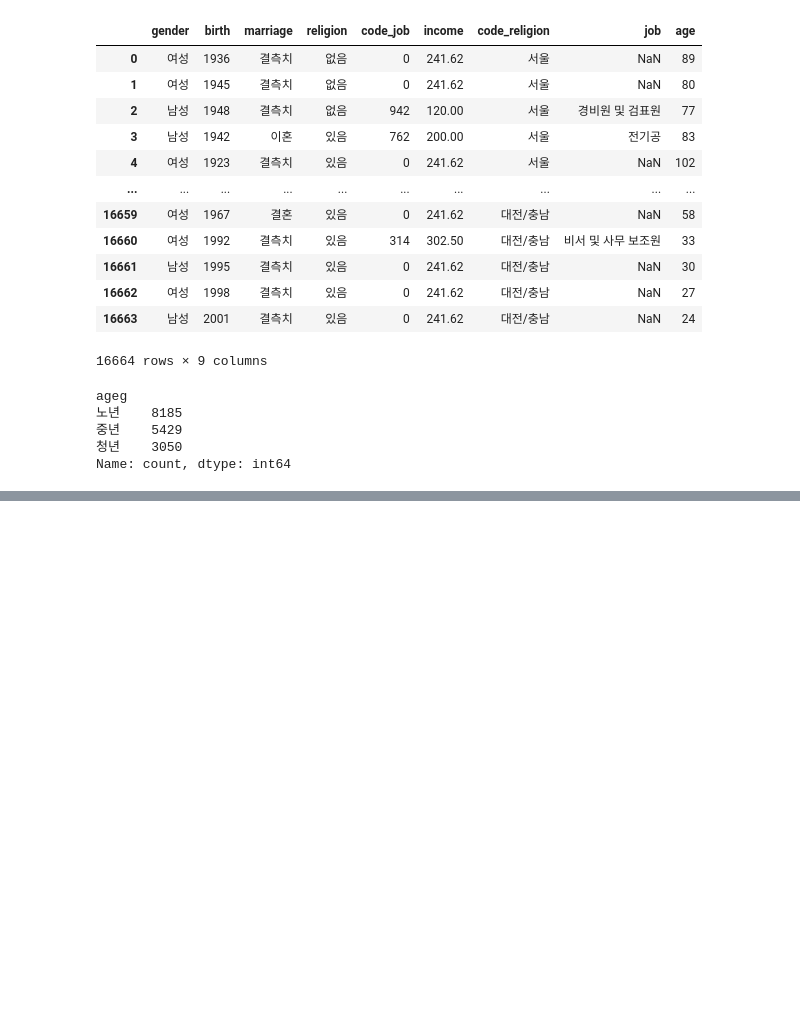
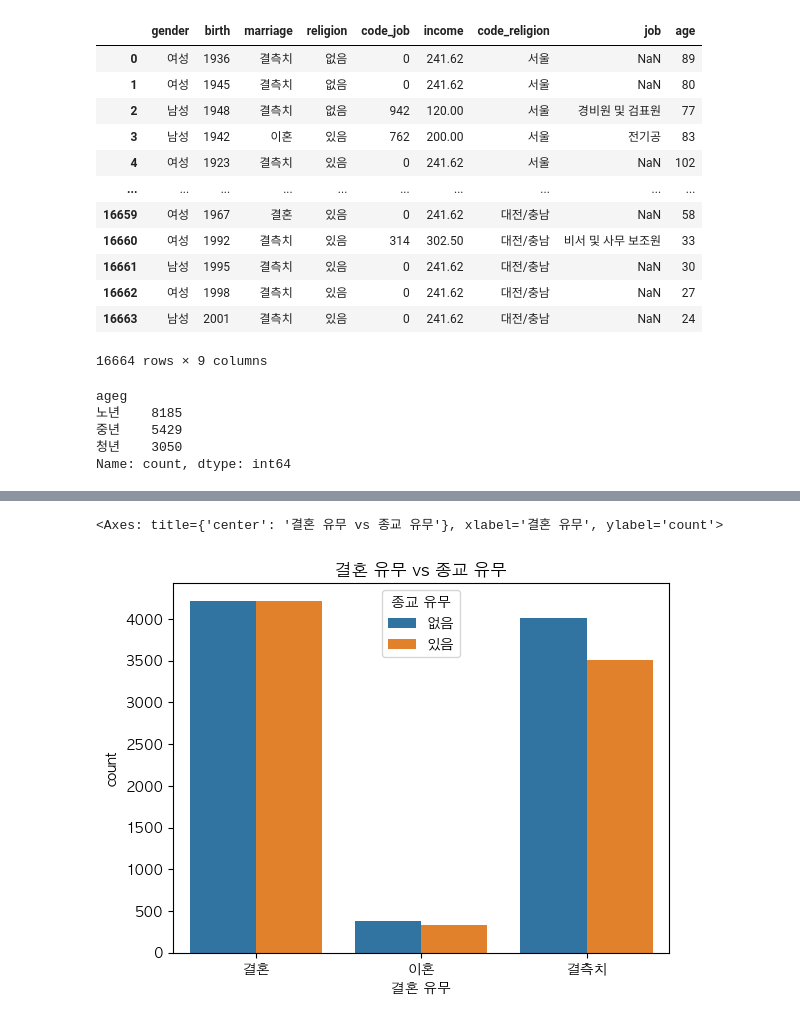
Before and after one commit to DowonMo/Visualization, a Jupyter notebook: 4_Seaborn.ipynb, the cells around one changed output, grey strips where cells are left out. Saved outputs shown, nothing was run; the diff lists cells and outputs as text; code cells hidden in the pictures; blank space fills up the shorter version.

```diff
--- a/4_Seaborn.ipynb
+++ b/4_Seaborn.ipynb
@@ -252,0 +289,7 @@ Name: count, dtype: int64
+# %%
+plt.figure()
+plt.title('결혼 유무 vs 종교 유무')
+sns.countplot(data = df, x = '결혼 유무', hue = '종교 유무', order = order)
+# %% [output]
+<Axes: title={'center': '결혼 유무 vs 종교 유무'}, xlabel='결혼 유무', ylabel='count'>
+[figure, added]
```
Also changed, not shown: parts of 34 cells of this notebook.
